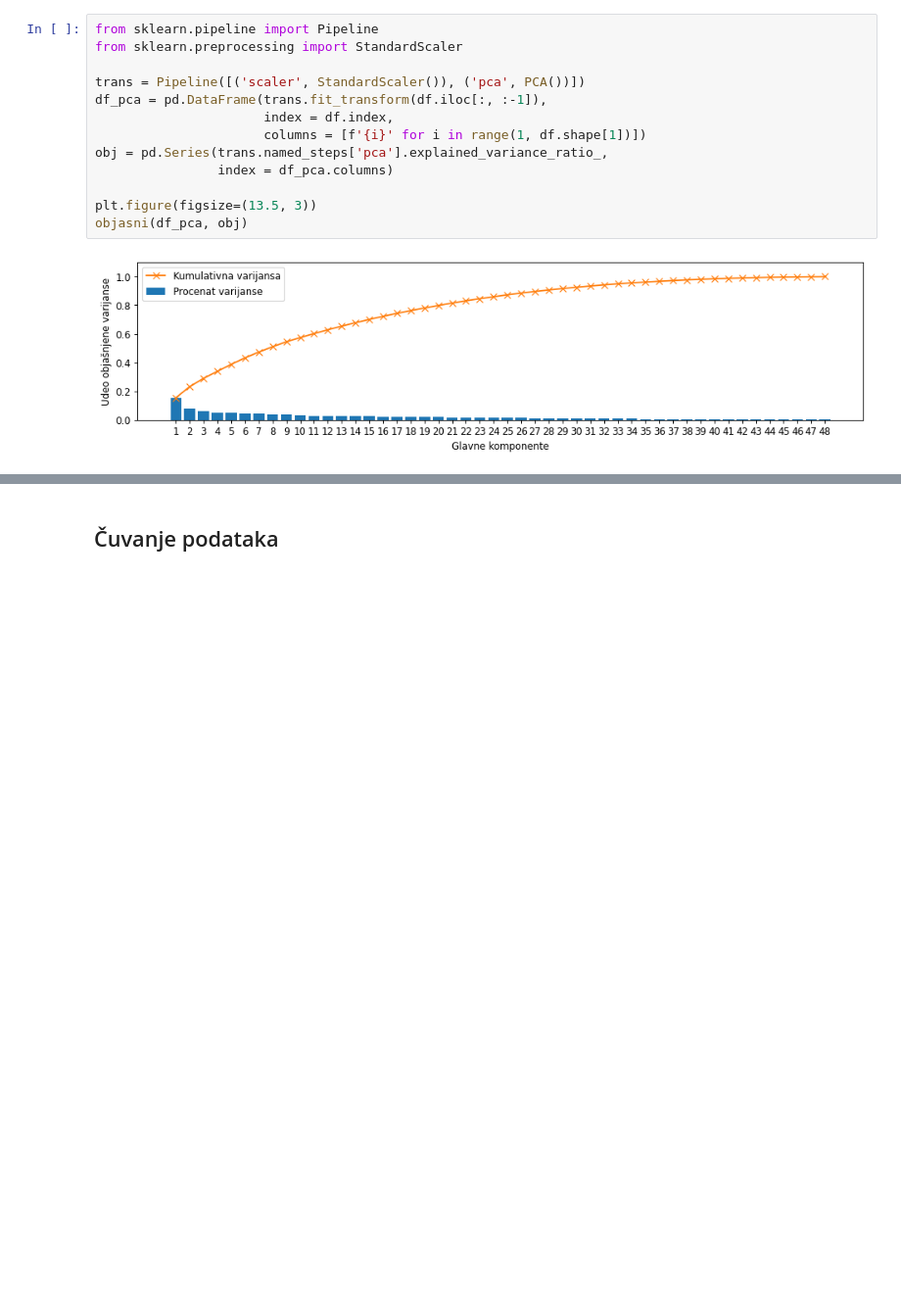
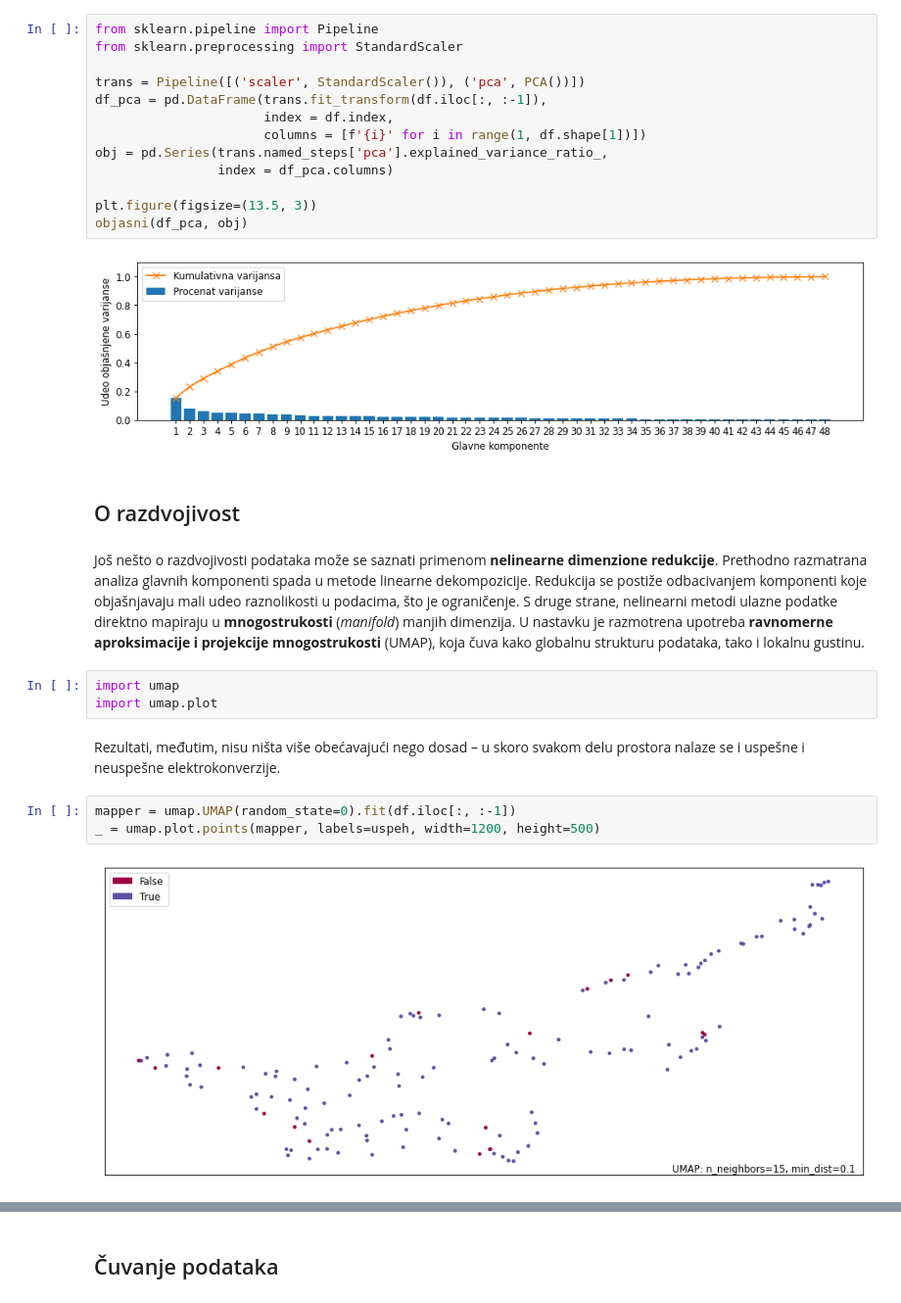
Before and after one commit to matfija/Elektrokonverzija, a Jupyter notebook: elektropriprema.ipynb, the cells around one changed output, grey strips where cells are left out. Shown at 98% size. Drawn from its saved outputs; the diff is of its cells as text; blank space fills up the shorter version.

Commit message:
Dodat UMAP u pripremi

```diff
--- a/elektropriprema.ipynb
+++ b/elektropriprema.ipynb
@@ -711,3 +711,17 @@ plt.figure(figsize=(13.5, 3))
 objasni(df_pca, obj)
 # %% [output]
 [figure]
+# %% [markdown]
+## O razdvojivost
+# %% [markdown]
+Još nešto o razdvojivosti podataka može se saznati primenom **nelinearne dimenzione redukcije**. Prethodno razmatrana analiza glavnih komponenti spada u metode linearne dekompozicije. Redukcija se postiže odbacivanjem komponenti koje objašnjavaju mali udeo raznolikosti u podacima, što je ograničenje. S druge strane, nelinearni metodi ulazne podatke direktno mapiraju u **mnogostrukosti** (*manifold*) manjih dimenzija. U nastavku je razmotrena upotreba **ravnomerne aproksimacije i projekcije mnogostrukosti** (UMAP), koja čuva kako globalnu strukturu podataka, tako i lokalnu gustinu.
+# %%
+import umap
+import umap.plot
+# %% [markdown]
+Rezultati, međutim, nisu ništa više obećavajući nego dosad – u skoro svakom delu prostora nalaze se i uspešne i neuspešne elektrokonverzije.
+# %%
+mapper = umap.UMAP(random_state=0).fit(df.iloc[:, :-1])
+_ = umap.plot.points(mapper, labels=uspeh, width=1200, height=500)
+# %% [output]
+[figure, added]
```
Also changed, not shown: parts of 12 cells of this notebook, 1 other file.
